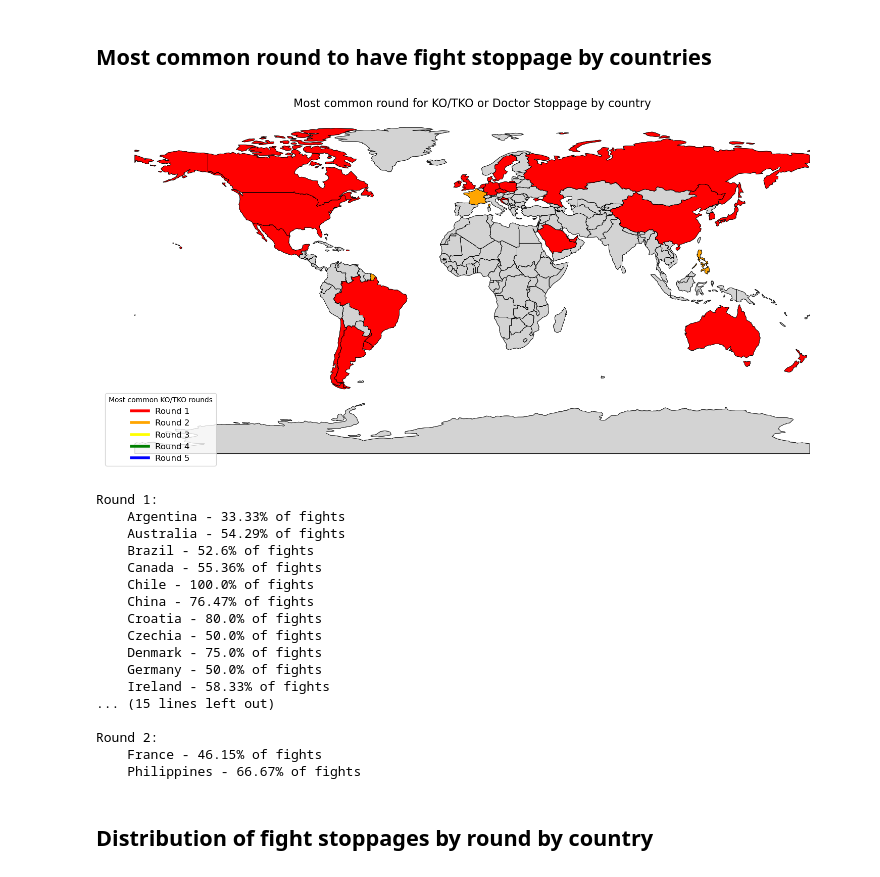
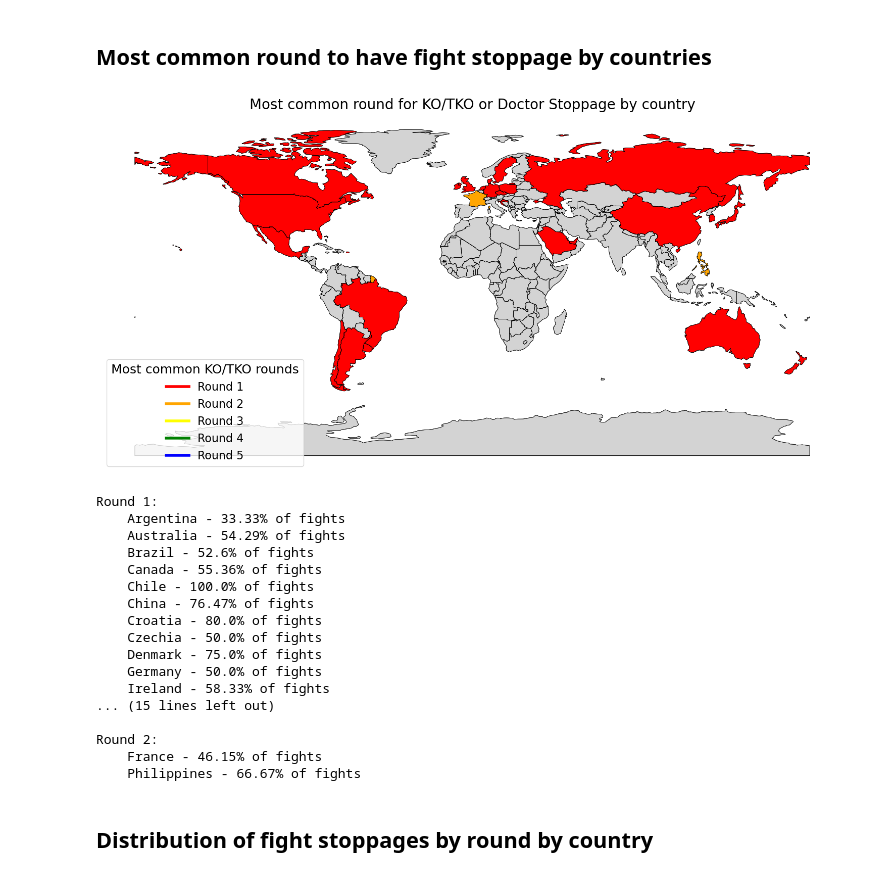
Before and after one commit to lucijaaleksic/dopp, a Jupyter notebook: Question_4.ipynb, the cells around one changed output. Cells and saved outputs as stored; diff of their text form; code cells hidden in the pictures.

```diff
--- a/Question_4.ipynb
+++ b/Question_4.ipynb
@@ -300,36 +320,41 @@ most_common_ko_tko_rounds = most_common_ko_tko_rounds.merge(
 most_common_ko_tko_rounds["country"] = most_common_ko_tko_rounds["country"].replace(
     country_name_mapping
 )
 world = gpd.read_file("shapefiles/ne_110m_admin_0_countries.shp")
 world = world.merge(
     most_common_ko_tko_rounds, how="left", left_on="NAME", right_on="country"
 )
 world["color"] = world["round"].map(round_colors).fillna("lightgray")
 fig, ax = plt.subplots(1, 1, figsize=(15, 10))
 world.boundary.plot(ax=ax, linewidth=0.5, edgecolor="black")
 world.plot(ax=ax, color=world["color"], edgecolor="black", linewidth=0.5)
 handles = [plt.Line2D([0], [0], color=color, lw=4) for color in round_colors.values()]
 labels = [f"Round {round_num}" for round_num in round_colors.keys()]
 plt.legend(
-    handles, labels, title="Most common KO/TKO rounds", loc="lower left", fontsize=12
+    handles,
+    labels,
+    title="Most common KO/TKO rounds",
+    loc="lower left",
+    fontsize=16,
+    title_fontsize=18,
 )
-plt.title("Most common round for KO/TKO or Doctor Stoppage by country", fontsize=16)
+plt.title("Most common round for KO/TKO or Doctor Stoppage by country", fontsize=20)
 plt.axis("off")
 plt.tight_layout()
 plt.show()
 
 grouped_ko_tko_rounds = most_common_ko_tko_rounds.sort_values(
     by=["round", "country"], ascending=[True, True]
 )
 
 current_round = None
 for idx, row in grouped_ko_tko_rounds.iterrows():
     if row["round"] != current_round:
         current_round = row["round"]
         print(f"\nRound {current_round}:")
     print(f"    {row['country']} - {row['percentage']}% of fights")
 # %% [output]
-[figure, old version]
+[figure, new version]
 Round 1:
     Argentina - 33.33% of fights
     Australia - 54.29% of fights
```
Also changed, not shown: parts of 5 cells of this notebook.
